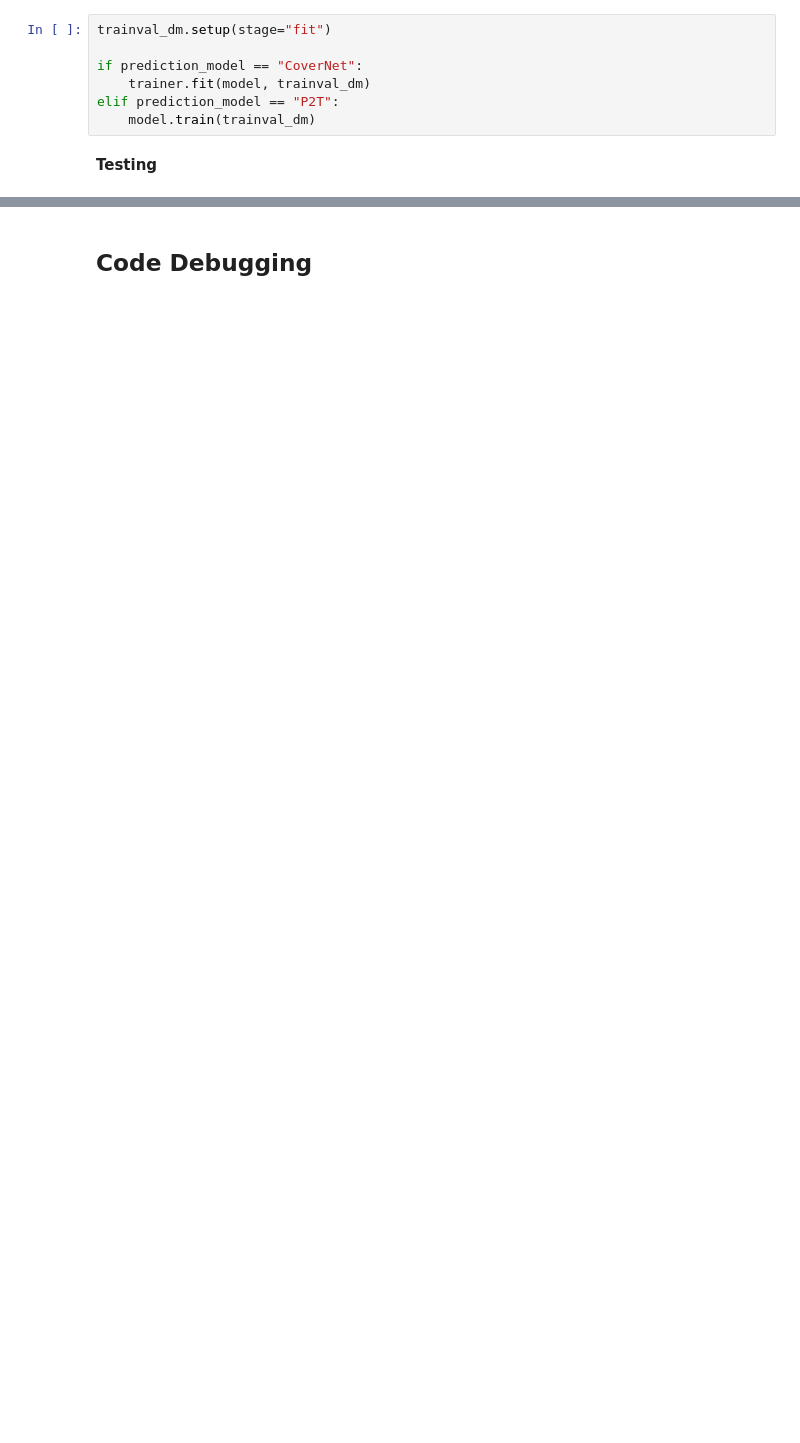
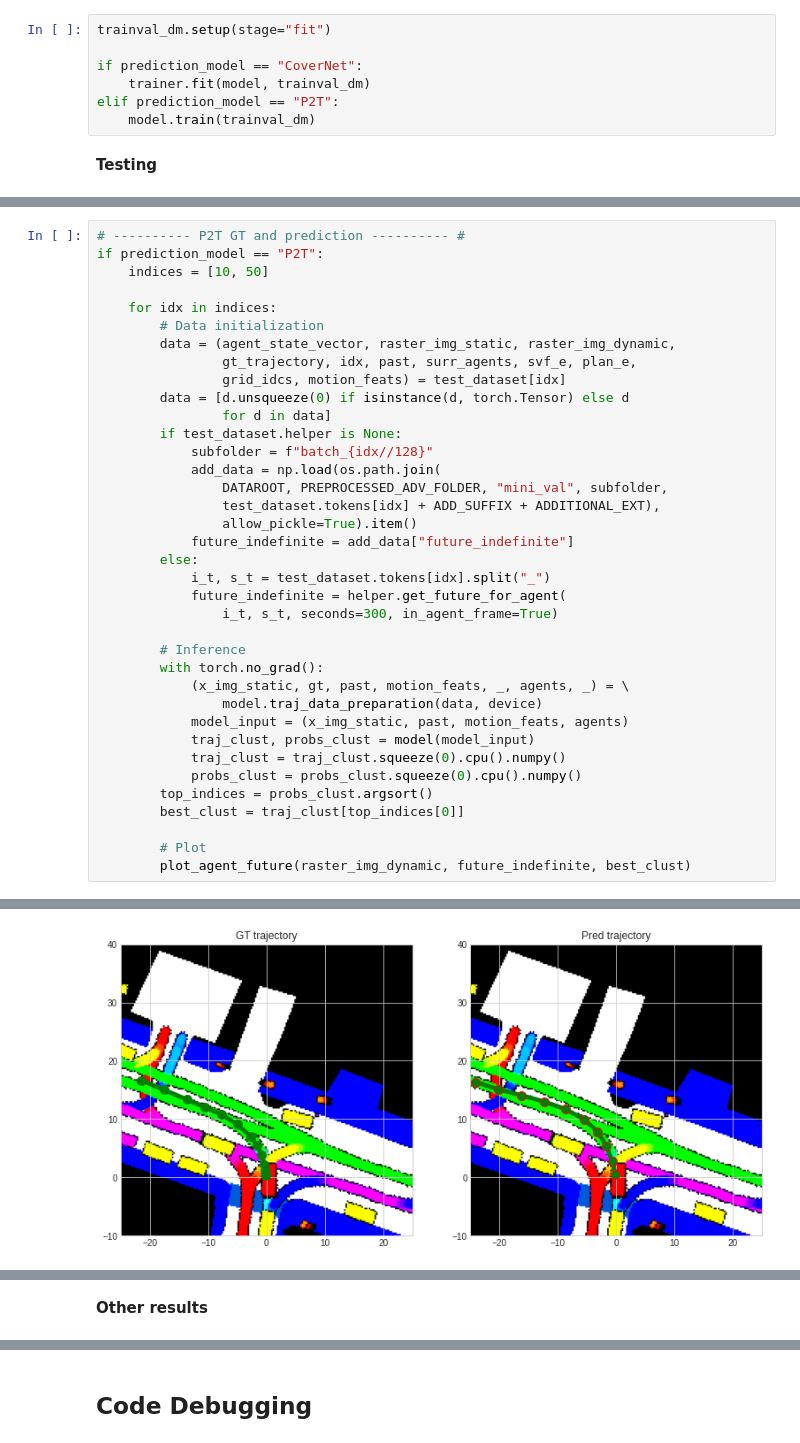
Before and after one commit to Gianfranco-98/Trajectory-Prediction-PyTorch, a Jupyter notebook: Trajectory_Prediction.ipynb, the cells around one changed output, grey strips where cells are left out. Cells and saved outputs as stored; diff of their text form; blank space fills up the shorter version.

```diff
--- a/Trajectory_Prediction.ipynb
+++ b/Trajectory_Prediction.ipynb
@@ -3556,0 +3744,38 @@ defaultdict(dict,
+# %%
+# ---------- P2T GT and prediction ---------- #
+if prediction_model == "P2T":
+    indices = [10, 50]
+
+    for idx in indices:
+        # Data initialization
+        data = (agent_state_vector, raster_img_static, raster_img_dynamic,
+                gt_trajectory, idx, past, surr_agents, svf_e, plan_e,
+                grid_idcs, motion_feats) = test_dataset[idx]
+        data = [d.unsqueeze(0) if isinstance(d, torch.Tensor) else d
+                for d in data]
+        if test_dataset.helper is None:
+            subfolder = f"batch_{idx//128}"
+            add_data = np.load(os.path.join(
+                DATAROOT, PREPROCESSED_ADV_FOLDER, "mini_val", subfolder,
+                test_dataset.tokens[idx] + ADD_SUFFIX + ADDITIONAL_EXT),
+                allow_pickle=True).item()
+            future_indefinite = add_data["future_indefinite"]
+        else:
+            i_t, s_t = test_dataset.tokens[idx].split("_")
+            future_indefinite = helper.get_future_for_agent(
+                i_t, s_t, seconds=300, in_agent_frame=True)
+
+        # Inference
+        with torch.no_grad():
+            (x_img_static, gt, past, motion_feats, _, agents, _) = \
+                model.traj_data_preparation(data, device)
+            model_input = (x_img_static, past, motion_feats, agents)
+            traj_clust, probs_clust = model(model_input)
+            traj_clust = traj_clust.squeeze(0).cpu().numpy()
+            probs_clust = probs_clust.squeeze(0).cpu().numpy()
+        top_indices = probs_clust.argsort()
+        best_clust = traj_clust[top_indices[0]]
+
+        # Plot
+        plot_agent_future(raster_img_dynamic, future_indefinite, best_clust)
+# %% [output]
@@ -3556,0 +3784 @@ defaultdict(dict,
+[figure, added]
@@ -3556,0 +3788,2 @@ defaultdict(dict,
+# %% [markdown]
+**Other results**
```
Also changed, not shown: parts of 80 cells of this notebook, 1 other file.
